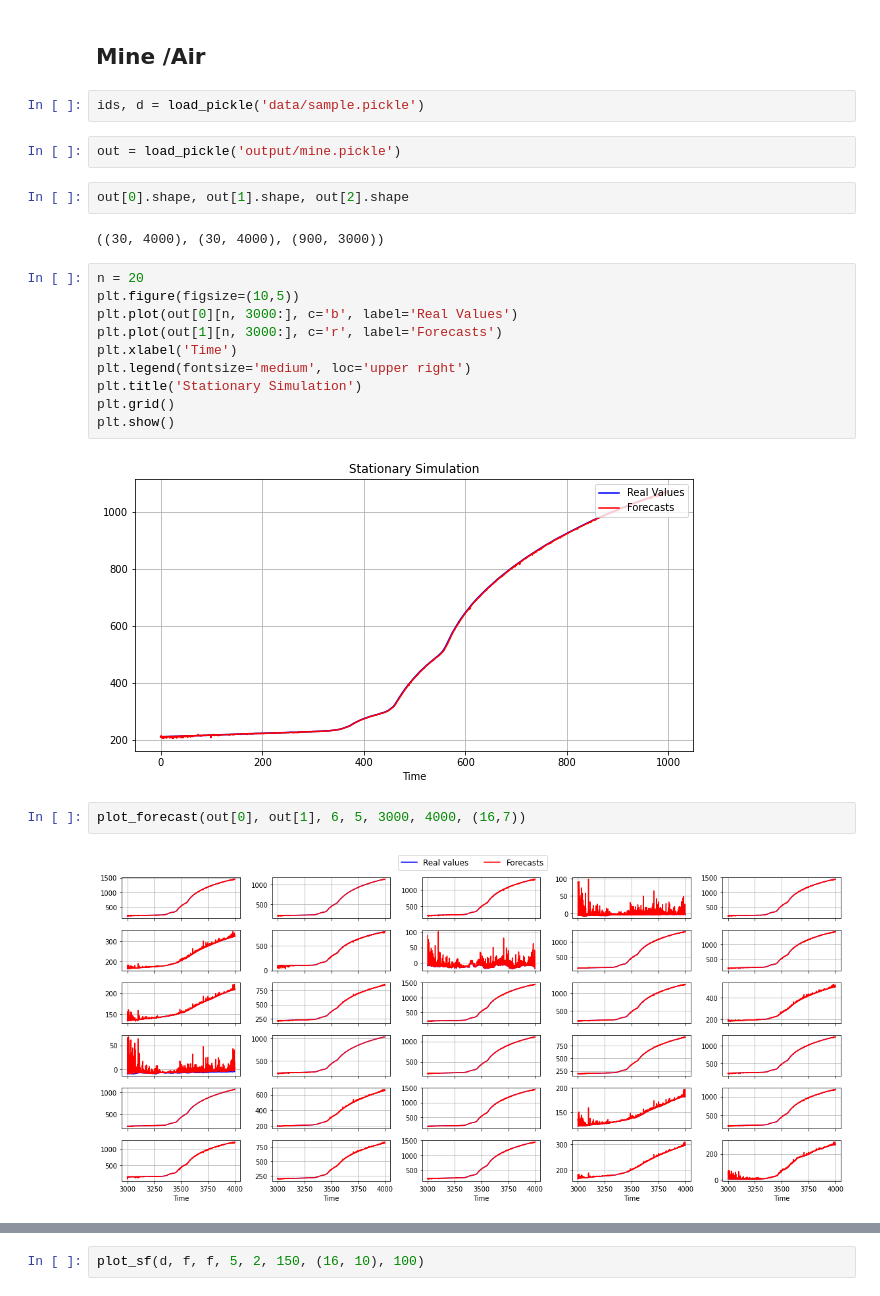
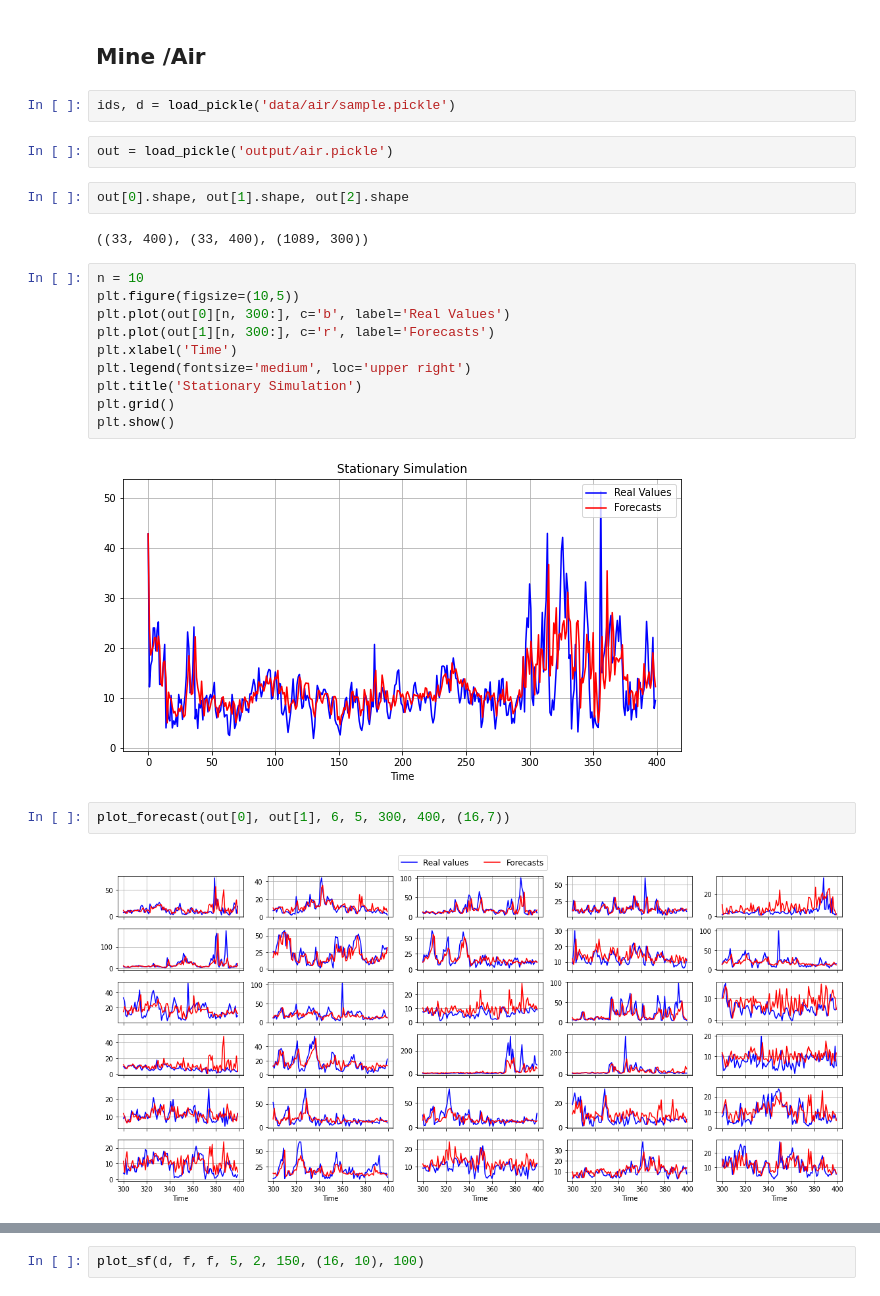
Before and after one commit to isVy08/ESTF, a Jupyter notebook: viz.ipynb, the cells around one changed output, grey strips where cells are left out. Cells and saved outputs as stored; diff of their text form.

```diff
--- a/viz.ipynb
+++ b/viz.ipynb
@@ -348,29 +353,29 @@ print(f"Shape function & {A[0]:.3f}\pm{A[1]:.3f} & {B[0]:.3f}\pm{B[1]:.3f} & {C[
 # %% [markdown]
 ## Mine /Air
 # %%
-ids, d = load_pickle('data/sample.pickle')
+ids, d = load_pickle('data/air/sample.pickle')
 # %%
-out = load_pickle('output/mine.pickle')
+out = load_pickle('output/air.pickle')
 # %%
 out[0].shape, out[1].shape, out[2].shape
 # %% [output]
-((30, 4000), (30, 4000), (900, 3000))
+((33, 400), (33, 400), (1089, 300))
 # %%
-n = 20
+n = 10
 plt.figure(figsize=(10,5))
-plt.plot(out[0][n, 3000:], c='b', label='Real Values')
-plt.plot(out[1][n, 3000:], c='r', label='Forecasts')
+plt.plot(out[0][n, 300:], c='b', label='Real Values')
+plt.plot(out[1][n, 300:], c='r', label='Forecasts')
 plt.xlabel('Time')
 plt.legend(fontsize='medium', loc='upper right')
 plt.title('Stationary Simulation')
 plt.grid()
 plt.show()
 # %% [output]
-[figure, old version]
+[figure, new version]
 # %%
-plot_forecast(out[0], out[1], 6, 5, 3000, 4000, (16,7))
+plot_forecast(out[0], out[1], 6, 5, 300, 400, (16,7))
 # %% [output]
-[figure, old version]
+[figure, new version]
 # %%
 out[2].shape
 # %% [output]
```
Also changed, not shown: parts of 8 cells of this notebook, 6 other files.
